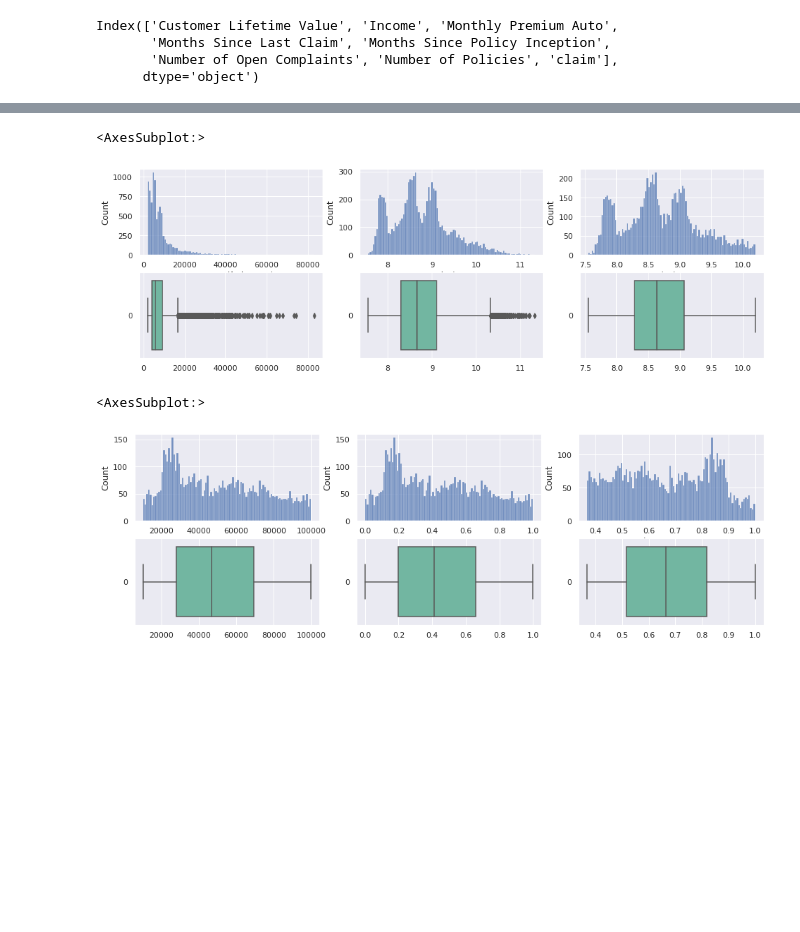
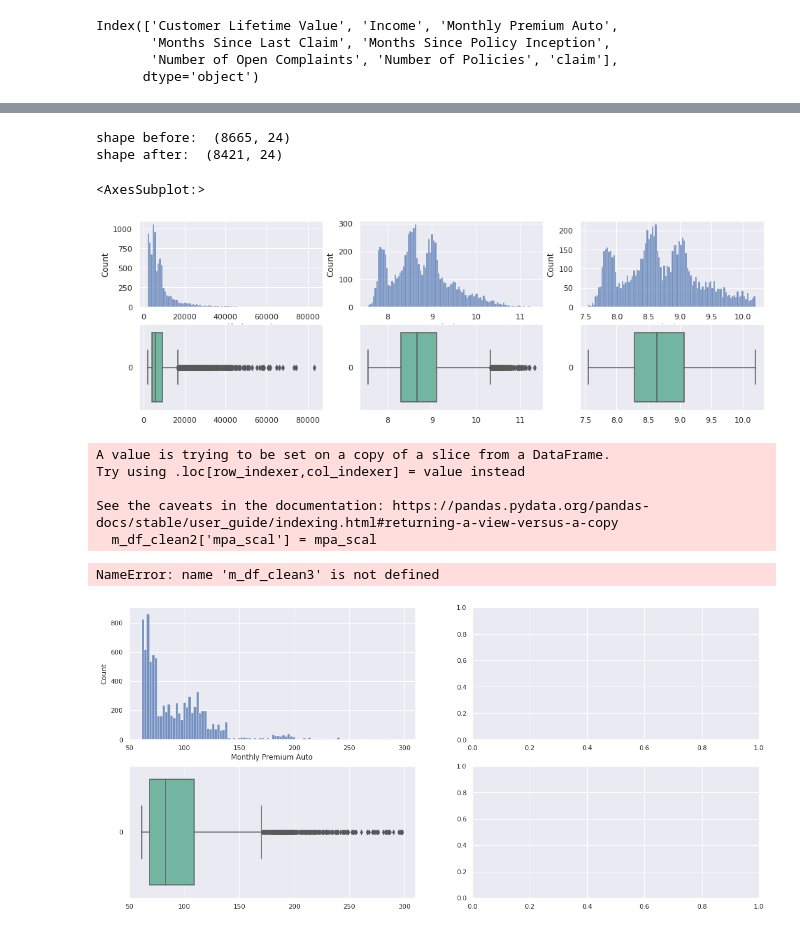
Before and after one commit to jordi-zaragoza/lab-customer-analysis-final-round, a Jupyter notebook: final_lab.ipynb, the cells around one changed output, grey strips where cells are left out. Saved outputs shown, nothing was run; the diff lists cells and outputs as text; code cells hidden in the pictures; blank space fills up the shorter version.

```diff
--- a/final_lab.ipynb
+++ b/final_lab.ipynb
@@ -144,7 +134,9 @@ m_df_clean['clv_log'] = clv_log
 sns.set(rc={'figure.figsize':(16,5)})
 
 # I will get rid of the values below above 10.4
+print("shape before: ", m_df_clean.shape)
 m_df_clean2 = m_df_clean[m_df_clean['clv_log']<10.2]
+print("shape after: ", m_df_clean2.shape)
 
 fig, ax = plt.subplots(2,3)
 sns.histplot(x='Customer Lifetime Value', data = m_df_clean, bins = 100, ax = ax[0,0])
@@ -154,5 +146,7 @@ sns.boxplot(data=m_df_clean.clv_log, orient="h", palette="Set2", ax = ax[1,1])
 sns.histplot(x='clv_log', data = m_df_clean2, bins = 100, ax = ax[0,2])
 sns.boxplot(data=m_df_clean2.clv_log, orient="h", palette="Set2", ax = ax[1,2])
 # %% [output]
-<AxesSubplot:>
+shape before:  (8665, 24)
+shape after:  (8421, 24)
+<AxesSubplot:>
 [figure]
@@ -184,22 +153,53 @@ from sklearn import preprocessing
+# %%
+# With monthly premium auto, we apply a transformation power trans:
+from sklearn import preprocessing
+scaler = preprocessing.MinMaxScaler().fit(m_df_clean2[['Monthly Premium Auto']])
+mpa_scal = scaler.transform(m_df_clean2[['Monthly Premium Auto']])
+m_df_clean2['mpa_scal'] = mpa_scal
+
+# m_df_clean3 = m_df_clean2.copy()
+# mpa_log = np.exp(-m_df_clean3.mpa_scal)
+# m_df_clean3['mpa_log'] = mpa_log
+
+# I will get rid of the values below above 10.4
+# print("shape before: ", m_df_clean2.shape)
+# m_df_clean3 = m_df_clean3[m_df_clean3['mpa_scal']>0]
+# print("shape after: ", m_df_clean3.shape)
+# m_df_clean3.reset_index(drop=True, inplace=True)
+
+sns.set(rc={'figure.figsize':(19,9)})
+fig, ax = plt.subplots(2,2)
+sns.histplot(x='Monthly Premium Auto', data = m_df, bins = 100, ax = ax[0,0])
+sns.boxplot(data=m_df['Monthly Premium Auto'], orient="h", palette="Set2", ax = ax[1,0])
+sns.histplot(x='mpa_scal', data = m_df_clean3, bins = 100, ax = ax[0,1])
+sns.boxplot(data=m_df_clean3.mpa_scal, orient="h", palette="Set2", ax = ax[1,1])
+# sns.histplot(x='mpa_log', data = m_df_clean3, bins = 100, ax = ax[0,2])
+# sns.boxplot(data=m_df_clean3.mpa_log, orient="h", palette="Set2", ax = ax[1,2])
+# %% [output]
+A value is trying to be set on a copy of a slice from a DataFrame.
+Try using .loc[row_indexer,col_indexer] = value instead
+
+See the caveats in the documentation: https://pandas.pydata.org/pandas-docs/stable/user_guide/indexing.html#returning-a-view-versus-a-copy
+  m_df_clean2['mpa_scal'] = mpa_scal
+NameError: name 'm_df_clean3' is not defined
+[figure, added]
 # %%
+# THIS PART IS NOT NEEDED AS THE CORRELATION RESULT IS WAY BETTER WITHOUT IT
 # I will get rid of the value income = 0
-m_df_clean2 = m_df_clean2[m_df_clean2['Income']!=0]
+# m_df_clean3 = m_df_clean3[m_df_clean3['Income']!=0]
 
-# Lets see how scaler transform works with neg exponential:
-scaler = preprocessing.MinMaxScaler().fit(m_df_clean2[['Income']])
-income_scal = scaler.transform(m_df_clean2[['Income']])
-m_df_clean2['income_scal'] = income_scal
+# # Lets see how scaler transform works with neg exponential:
+# scaler = preprocessing.MinMaxScaler().fit(m_df_clean3[['Income']])
+# income_scal = scaler.transform(m_df_clean3[['Income']])
+# m_df_clean3['income_scal'] = income_scal
 
-income_expn = np.exp(-m_df_clean2.income_scal)
-m_df_clean2['income_expn'] = income_expn
+# income_expn = np.exp(-m_df_clean3.income_scal)
+# m_df_clean3['income_expn'] = income_expn
 
-fig, ax = plt.subplots(2,3)
-sns.histplot(x='Income', data = m_df_clean2, bins = 100, ax = ax[0,0])
-sns.boxplot(data=m_df_clean2.Income, orient="h", palette="Set2", ax = ax[1,0])
-sns.histplot(x='income_scal', data = m_df_clean2, bins = 100, ax = ax[0,1])
-sns.boxplot(data=m_df_clean2.income_scal, orient="h", palette="Set2", ax = ax[1,1])
-sns.histplot(x='income_expn', data = m_df_clean2, bins = 100, ax = ax[0,2])
-sns.boxplot(data=m_df_clean2.income_expn, orient="h", palette="Set2", ax = ax[1,2])
+# fig, ax = plt.subplots(2,3)
+# sns.histplot(x='Income', data = m_df_clean3, bins = 100, ax = ax[0,0])
+# sns.boxplot(data=m_df_clean3.Income, orient="h", palette="Set2", ax = ax[1,0])
+# sns.histplot(x='income_scal', data = m_df_clean3, bins = 100, ax = ax[0,1])
+# sns.boxplot(data=m_df_clean3.income_scal, orient="h", palette="Set2", ax = ax[1,1])
+# sns.histplot(x='income_expn', data = m_df_clean3, bins = 100, ax = ax[0,2])
+# sns.boxplot(data=m_df_clean3.income_expn, orient="h", palette="Set2", ax = ax[1,2])
-# %% [output]
-<AxesSubplot:>
-[figure, removed]
```
Also changed, not shown: parts of 20 cells of this notebook.
